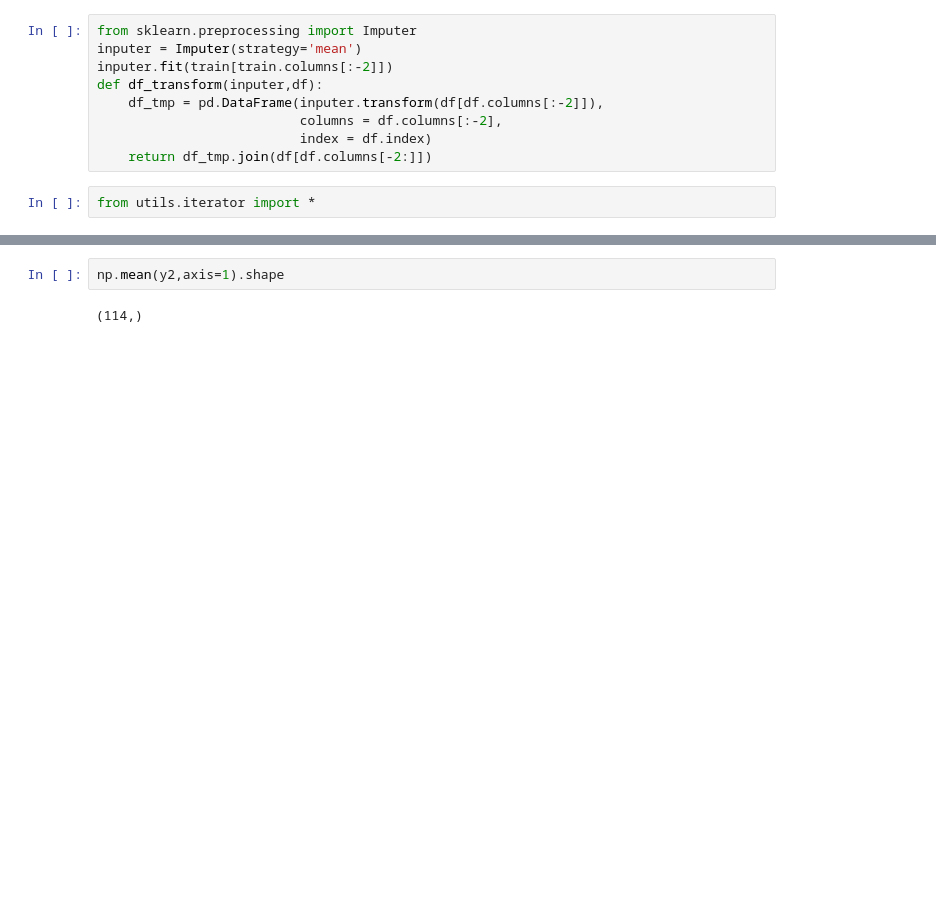
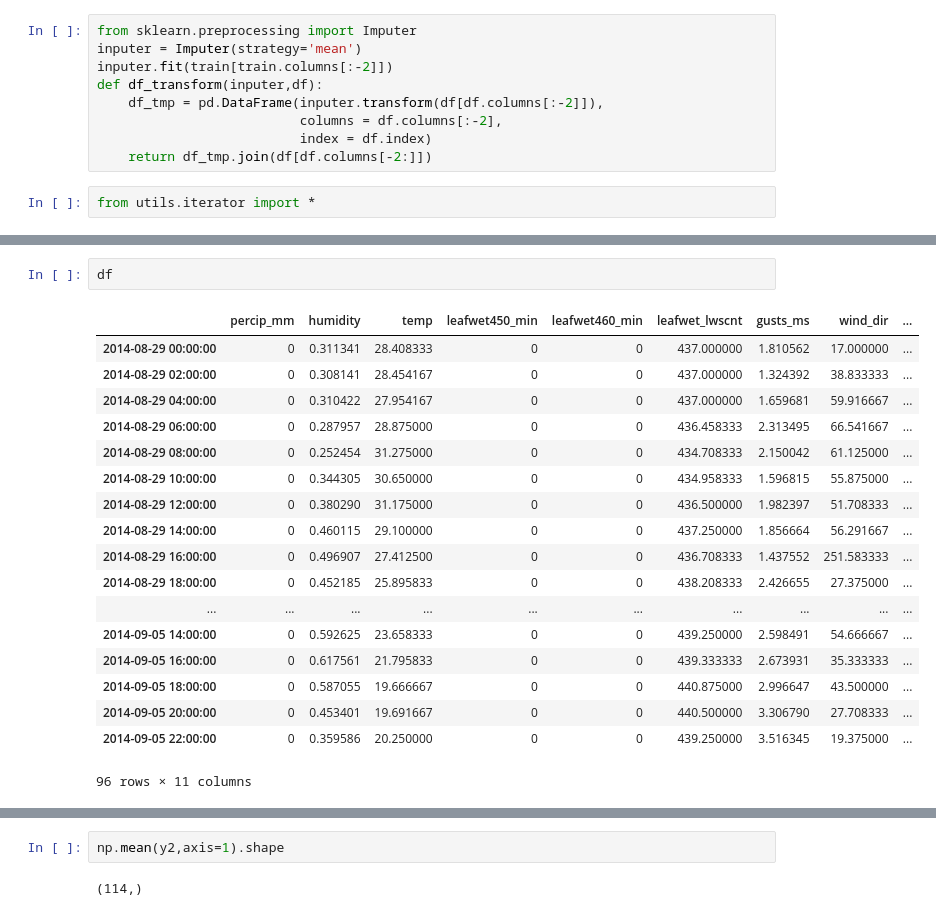
Before and after one commit to cthorey/fognet, a Jupyter notebook: test.ipynb, the cells around one changed output, grey strips where cells are left out. Cells and saved outputs as stored; diff of their text form; blank space fills up the shorter version.

```diff
--- a/test.ipynb
+++ b/test.ipynb
@@ -108,0 +236,21 @@ mask = mask[0].astype('int')
+# %%
+df
+# %% [output]
+|  | percip_mm | humidity | temp | leafwet450_min | leafwet460_min | leafwet_lwscnt | gusts_ms | wind_dir | ... |
+| 2014-08-29 00:00:00 | 0 | 0.311341 | 28.408333 | 0 | 0 | 437.000000 | 1.810562 | 17.000000 | ... |
+| 2014-08-29 02:00:00 | 0 | 0.308141 | 28.454167 | 0 | 0 | 437.000000 | 1.324392 | 38.833333 | ... |
+| 2014-08-29 04:00:00 | 0 | 0.310422 | 27.954167 | 0 | 0 | 437.000000 | 1.659681 | 59.916667 | ... |
+| 2014-08-29 06:00:00 | 0 | 0.287957 | 28.875000 | 0 | 0 | 436.458333 | 2.313495 | 66.541667 | ... |
+| 2014-08-29 08:00:00 | 0 | 0.252454 | 31.275000 | 0 | 0 | 434.708333 | 2.150042 | 61.125000 | ... |
+| 2014-08-29 10:00:00 | 0 | 0.344305 | 30.650000 | 0 | 0 | 434.958333 | 1.596815 | 55.875000 | ... |
+| 2014-08-29 12:00:00 | 0 | 0.380290 | 31.175000 | 0 | 0 | 436.500000 | 1.982397 | 51.708333 | ... |
+| 2014-08-29 14:00:00 | 0 | 0.460115 | 29.100000 | 0 | 0 | 437.250000 | 1.856664 | 56.291667 | ... |
+| 2014-08-29 16:00:00 | 0 | 0.496907 | 27.412500 | 0 | 0 | 436.708333 | 1.437552 | 251.583333 | ... |
+| 2014-08-29 18:00:00 | 0 | 0.452185 | 25.895833 | 0 | 0 | 438.208333 | 2.426655 | 27.375000 | ... |
+| ... | ... | ... | ... | ... | ... | ... | ... | ... | ... |
+| 2014-09-05 14:00:00 | 0 | 0.592625 | 23.658333 | 0 | 0 | 439.250000 | 2.598491 | 54.666667 | ... |
+| 2014-09-05 16:00:00 | 0 | 0.617561 | 21.795833 | 0 | 0 | 439.333333 | 2.673931 | 35.333333 | ... |
+| 2014-09-05 18:00:00 | 0 | 0.587055 | 19.666667 | 0 | 0 | 440.875000 | 2.996647 | 43.500000 | ... |
+| 2014-09-05 20:00:00 | 0 | 0.453401 | 19.691667 | 0 | 0 | 440.500000 | 3.306790 | 27.708333 | ... |
+| 2014-09-05 22:00:00 | 0 | 0.359586 | 20.250000 | 0 | 0 | 439.250000 | 3.516345 | 19.375000 | ... |
+96 rows × 11 columns
```
Also changed, not shown: parts of 30 cells of this notebook, 2 other files.
